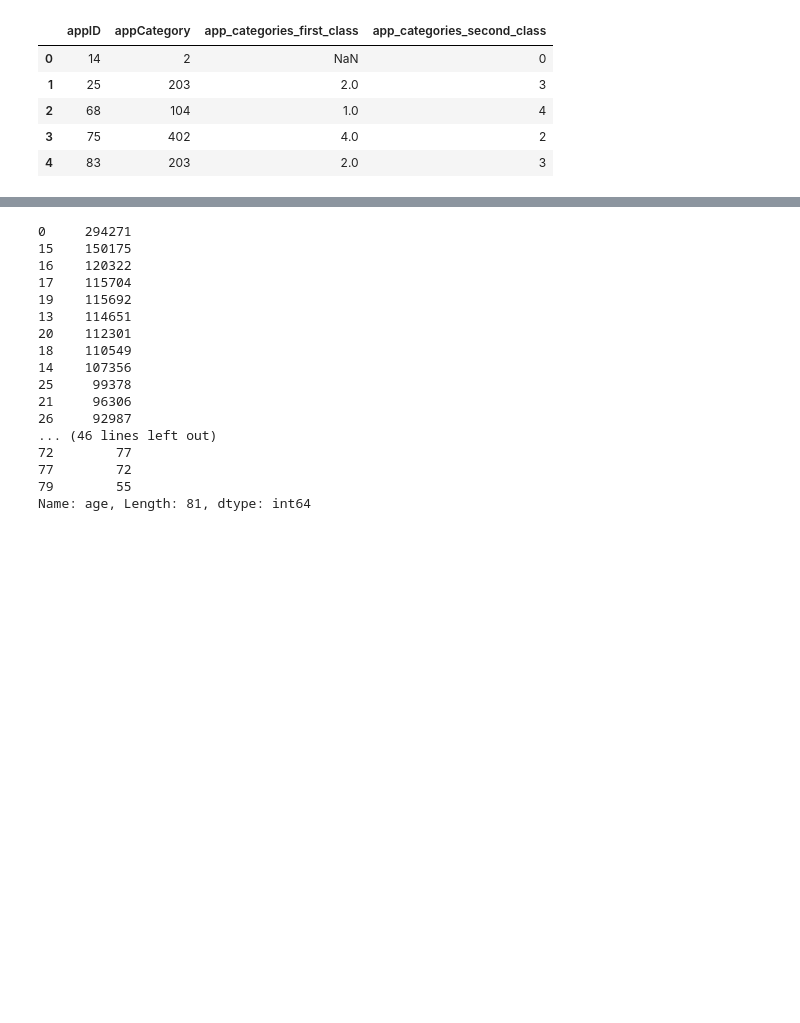
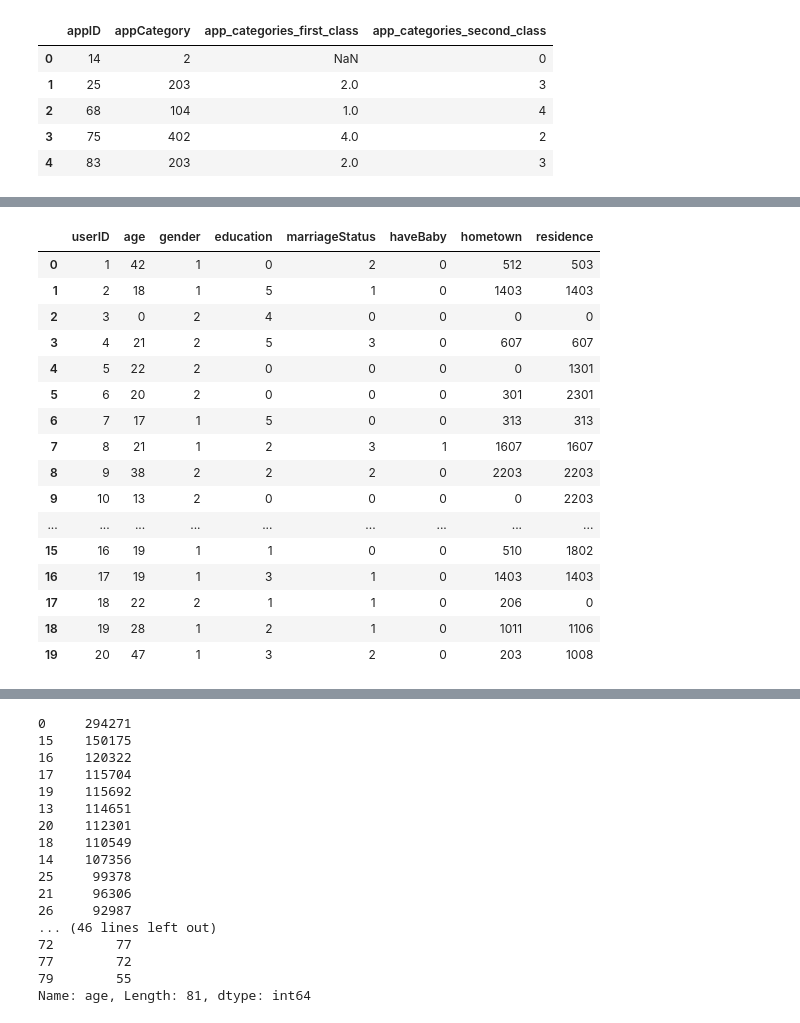
Before and after one commit to charlesXu86/TIANCHI_Project, a Jupyter notebook: Click_prediction/code/cvr/3.feature_engineering_and_machine_learning.ipynb, the cells around one changed output, grey strips where cells are left out. Drawn from its saved outputs; the diff is of its cells as text; code cells hidden in the pictures; blank space fills up the shorter version.

```diff
--- a/Click_prediction/code/cvr/3.feature_engineering_and_machine_learning.ipynb
+++ b/Click_prediction/code/cvr/3.feature_engineering_and_machine_learning.ipynb
@@ -179,4 +179,24 @@ Index([u'userID', u'age', u'gender', u'education', u'marriageStatus',
       dtype='object')
+# %%
+user.head(20)
+# %% [output]
+|  | userID | age | gender | education | marriageStatus | haveBaby | hometown | residence |
+| 0 | 1 | 42 | 1 | 0 | 2 | 0 | 512 | 503 |
+| 1 | 2 | 18 | 1 | 5 | 1 | 0 | 1403 | 1403 |
+| 2 | 3 | 0 | 2 | 4 | 0 | 0 | 0 | 0 |
+| 3 | 4 | 21 | 2 | 5 | 3 | 0 | 607 | 607 |
+| 4 | 5 | 22 | 2 | 0 | 0 | 0 | 0 | 1301 |
+| 5 | 6 | 20 | 2 | 0 | 0 | 0 | 301 | 2301 |
+| 6 | 7 | 17 | 1 | 5 | 0 | 0 | 313 | 313 |
+| 7 | 8 | 21 | 1 | 2 | 3 | 1 | 1607 | 1607 |
+| 8 | 9 | 38 | 2 | 2 | 2 | 0 | 2203 | 2203 |
+| 9 | 10 | 13 | 2 | 0 | 0 | 0 | 0 | 2203 |
+| ... | ... | ... | ... | ... | ... | ... | ... | ... |
+| 15 | 16 | 19 | 1 | 1 | 0 | 0 | 510 | 1802 |
+| 16 | 17 | 19 | 1 | 3 | 1 | 0 | 1403 | 1403 |
+| 17 | 18 | 22 | 2 | 1 | 1 | 0 | 206 | 0 |
+| 18 | 19 | 28 | 1 | 2 | 1 | 0 | 1011 | 1106 |
+| 19 | 20 | 47 | 1 | 3 | 2 | 0 | 203 | 1008 |
 # %%
 user[user.age!=0].describe()
 # %% [output]
```
Also changed, not shown: parts of 13 cells of this notebook.
